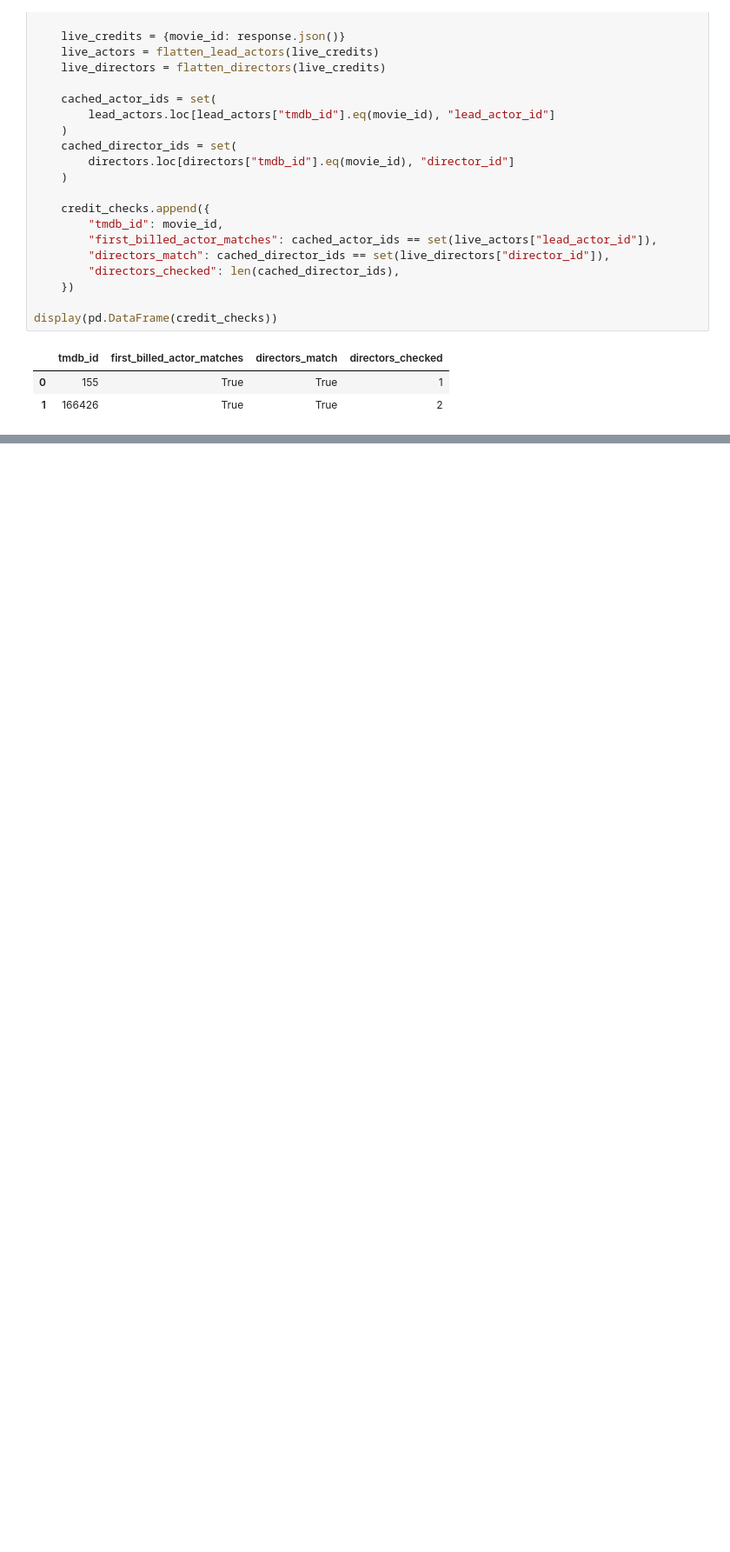
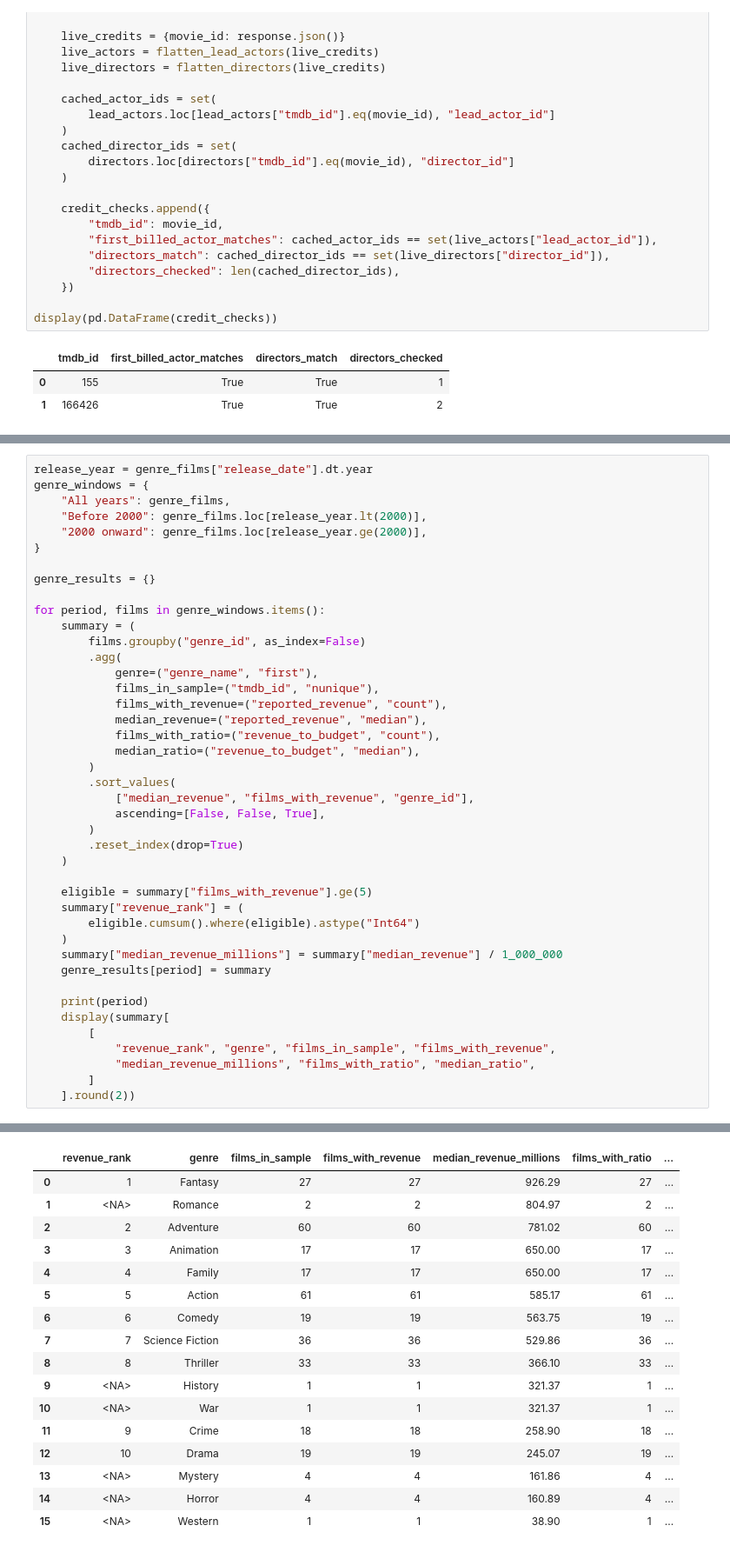
Before and after one commit to paulbletcher/lab2, a Jupyter notebook: data profile/tmdb_data_profile.ipynb, the cells around one changed output, grey strips where cells are left out. Shown at 87% size. Saved outputs shown, nothing was run; the diff lists cells and outputs as text; blank space fills up the shorter version.

Commit message:
Add genre analysis and document 500-film benchmark

```diff
--- a/data profile/tmdb_data_profile.ipynb
+++ b/data profile/tmdb_data_profile.ipynb
@@ -901,0 +995,43 @@ display(pd.DataFrame(credit_checks))
+# %%
+release_year = genre_films["release_date"].dt.year
+genre_windows = {
+    "All years": genre_films,
+    "Before 2000": genre_films.loc[release_year.lt(2000)],
+    "2000 onward": genre_films.loc[release_year.ge(2000)],
+}
+
+genre_results = {}
+
+for period, films in genre_windows.items():
+    summary = (
+        films.groupby("genre_id", as_index=False)
+        .agg(
+            genre=("genre_name", "first"),
+            films_in_sample=("tmdb_id", "nunique"),
+            films_with_revenue=("reported_revenue", "count"),
+            median_revenue=("reported_revenue", "median"),
+            films_with_ratio=("revenue_to_budget", "count"),
+            median_ratio=("revenue_to_budget", "median"),
+        )
+        .sort_values(
+            ["median_revenue", "films_with_revenue", "genre_id"],
+            ascending=[False, False, True],
+        )
+        .reset_index(drop=True)
+    )
+
+    eligible = summary["films_with_revenue"].ge(5)
+    summary["revenue_rank"] = (
+        eligible.cumsum().where(eligible).astype("Int64")
+    )
+    summary["median_revenue_millions"] = summary["median_revenue"] / 1_000_000
+    genre_results[period] = summary
+
+    print(period)
+    display(summary[
+        [
+            "revenue_rank", "genre", "films_in_sample", "films_with_revenue",
+            "median_revenue_millions", "films_with_ratio", "median_ratio",
+        ]
+    ].round(2))
+# %% [output]
@@ -901,0 +1039,17 @@ display(pd.DataFrame(credit_checks))
+|  | revenue_rank | genre | films_in_sample | films_with_revenue | median_revenue_millions | films_with_ratio | ... |
+| 0 | 1 | Fantasy | 27 | 27 | 926.29 | 27 | ... |
+| 1 | <NA> | Romance | 2 | 2 | 804.97 | 2 | ... |
+| 2 | 2 | Adventure | 60 | 60 | 781.02 | 60 | ... |
+| 3 | 3 | Animation | 17 | 17 | 650.00 | 17 | ... |
+| 4 | 4 | Family | 17 | 17 | 650.00 | 17 | ... |
+| 5 | 5 | Action | 61 | 61 | 585.17 | 61 | ... |
+| 6 | 6 | Comedy | 19 | 19 | 563.75 | 19 | ... |
+| 7 | 7 | Science Fiction | 36 | 36 | 529.86 | 36 | ... |
+| 8 | 8 | Thriller | 33 | 33 | 366.10 | 33 | ... |
+| 9 | <NA> | History | 1 | 1 | 321.37 | 1 | ... |
+| 10 | <NA> | War | 1 | 1 | 321.37 | 1 | ... |
+| 11 | 9 | Crime | 18 | 18 | 258.90 | 18 | ... |
+| 12 | 10 | Drama | 19 | 19 | 245.07 | 19 | ... |
+| 13 | <NA> | Mystery | 4 | 4 | 161.86 | 4 | ... |
+| 14 | <NA> | Horror | 4 | 4 | 160.89 | 4 | ... |
+| 15 | <NA> | Western | 1 | 1 | 38.90 | 1 | ... |
```
Also changed, not shown: parts of 7 cells of this notebook, 3 other files.
